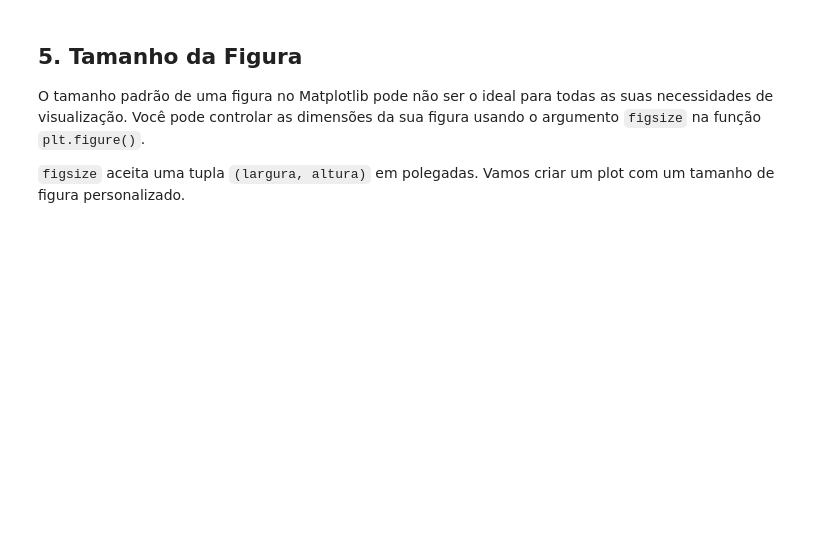
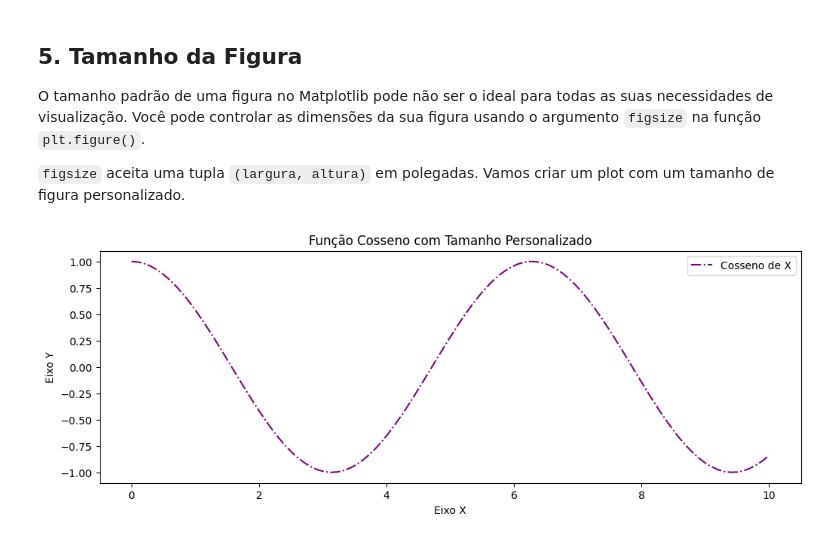
Before and after one commit to C0elho/C0elho.github.io, a Jupyter notebook: 4/4.1.ipynb, the cells around one changed output. Saved outputs shown, nothing was run; the diff lists cells and outputs as text; code cells hidden in the pictures; blank space fills up the shorter version.

```diff
--- a/4/4.1.ipynb
+++ b/4/4.1.ipynb
@@ -154,22 +158,24 @@ O tamanho padrão de uma figura no Matplotlib pode não ser o ideal para todas a
 # %%
 import numpy as np
 import matplotlib.pyplot as plt
 
 # Gerando dados de exemplo
 x = np.linspace(0, 10, 100)
 y = np.cos(x)
 
 # Criando uma figura com um tamanho personalizado (12 polegadas de largura por 4 de altura)
 plt.figure(figsize=(12, 4))
 
 # Criando o plot
-plt.plot(x, y, color='purple', linestyle=':', label='Cosseno de X')
+plt.plot(x, y, color='purple', linestyle='-.', label='Cosseno de X')
 
 # Adicionando rótulos e título
 plt.xlabel('Eixo X')
 plt.ylabel('Eixo Y')
 plt.title('Função Cosseno com Tamanho Personalizado')
 plt.legend()
 
 # Exibindo o plot
 plt.show()
+# %% [output]
+[figure, added]
```
Also changed, not shown: parts of 2 cells of this notebook.
